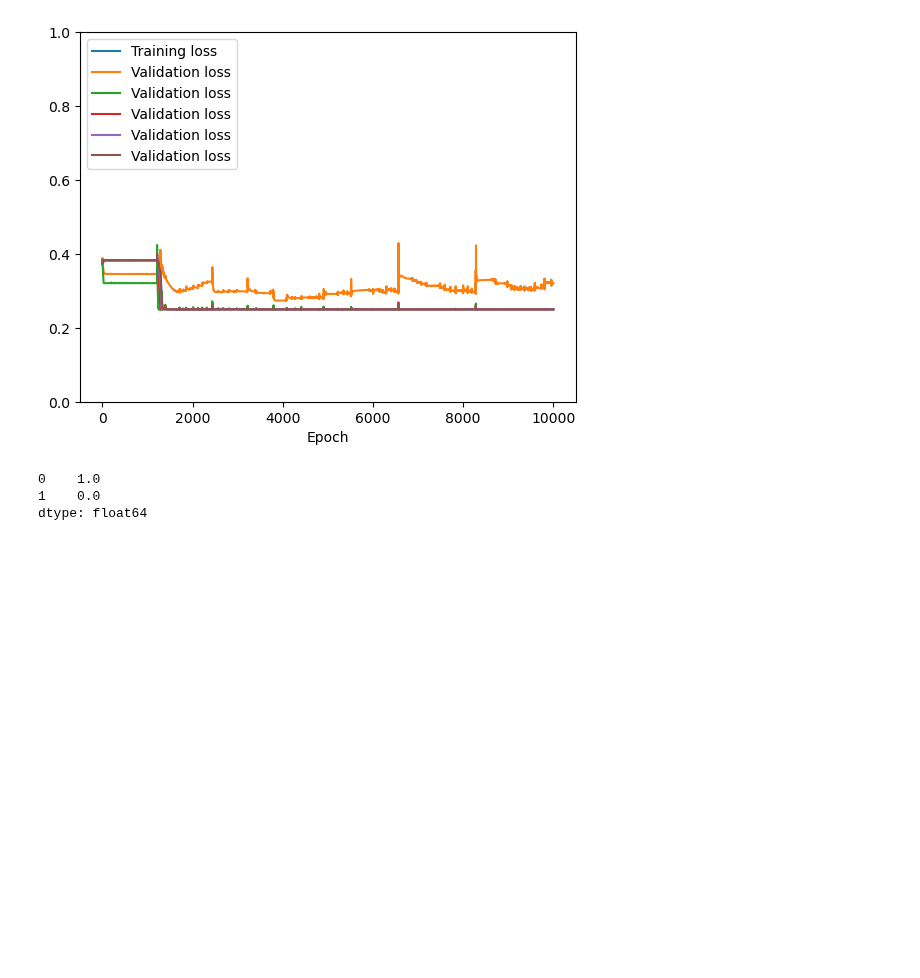
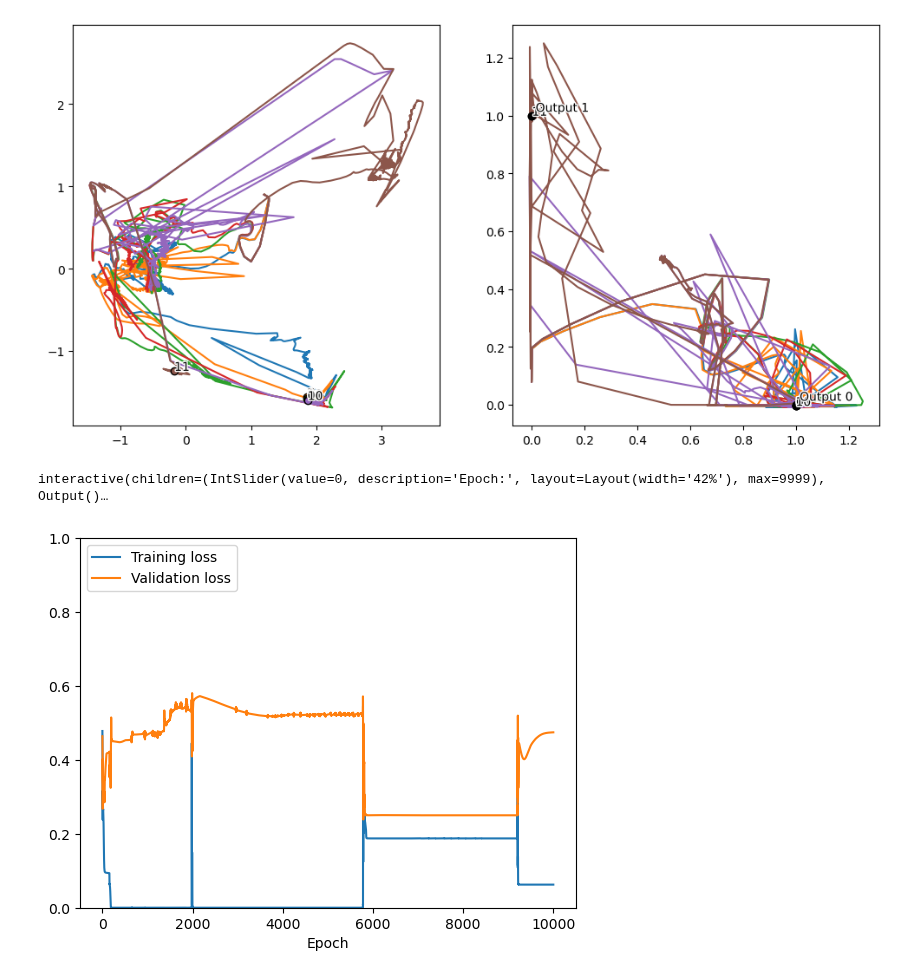
Before and after one commit to loekvanrossem/rnn_structure, a Jupyter notebook: main.ipynb, the cells around one changed output. Drawn from its saved outputs; the diff is of its cells as text; code cells hidden in the pictures; blank space fills up the shorter version.

```diff
--- a/main.ipynb
+++ b/main.ipynb
@@ -77,20 +92,37 @@ train_losses, val_losses, hidden_states, output_values = model.training_run(
     n_epochs=n_epochs,
     batch_size=1000,
 )
+# %%
+import pandas as pd
+
+## Show evolution of hidden states
+query = "Epoch >= 0"
+query += "and (Dataset > 0)"
+query += "and (Dataset != 3)"
+data_hid = hidden_states.query(query).copy()
+data_output = output_values.query(query).copy()
+
+hidden_repr(
+    data_hid,
+    data_output,
+    transform=("PCA", "none"),
+    n_labels=0,
+    fig_size=6,
+    encoding=encoding,
+    plot_labels=True,
+)
+# TODO Plot map A(h)
+# TODO Plot pairwise distances
+# %% [output]
+[figure, added]
+interactive(children=(IntSlider(value=0, description='Epoch:', layout=Layout(width='42%'), max=9999), Output()…
 # %%
 ## Plot training and validation loss during training
 plt.plot(train_losses, label="Training loss")
-plt.plot(val_losses, label="Validation loss")
+plt.plot(val_losses[:, 0], label="Validation loss")
 plt.legend(loc="upper left")
 plt.xlabel("Epoch")
 plt.ylim(0, 1)
 plt.show()
 # %% [output]
-[figure, old version]
+[figure, new version]
-# %%
-symbol = 0
-pd.Series(encoding(symbol),index=())
-# %% [output]
-0    1.0
-1    0.0
-dtype: float64
```
Also changed, not shown: parts of 7 cells of this notebook, 5 other files.
